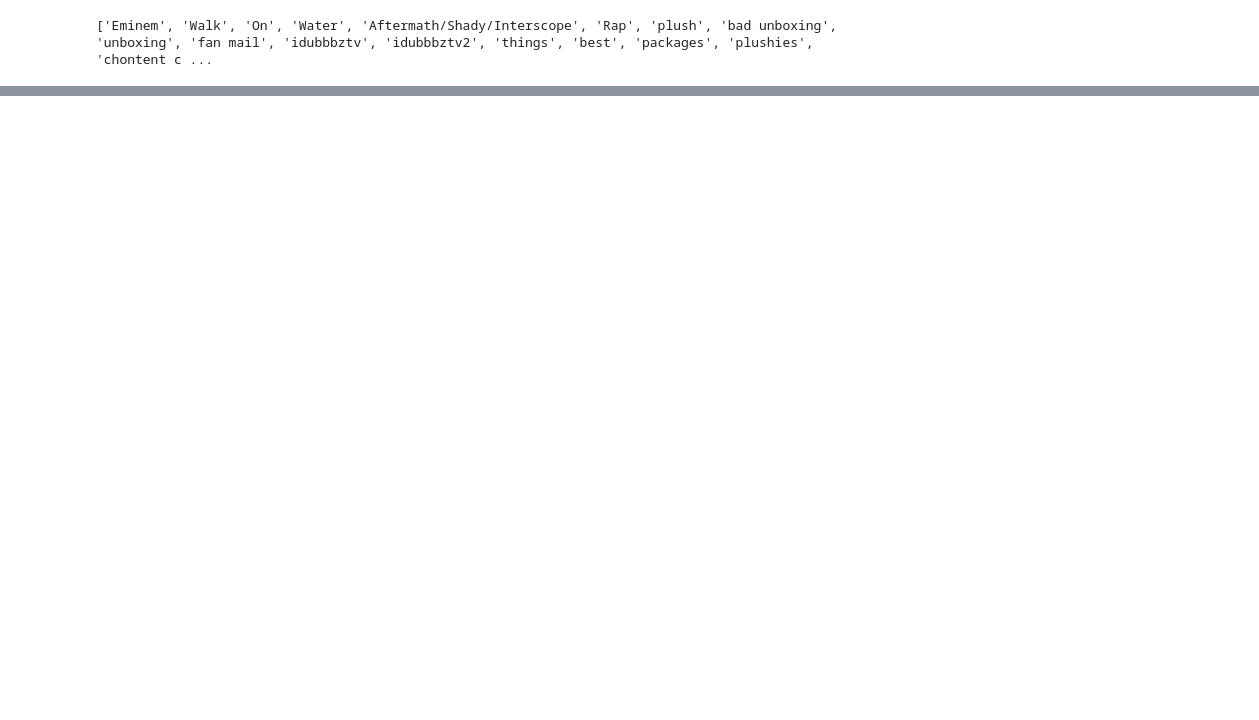
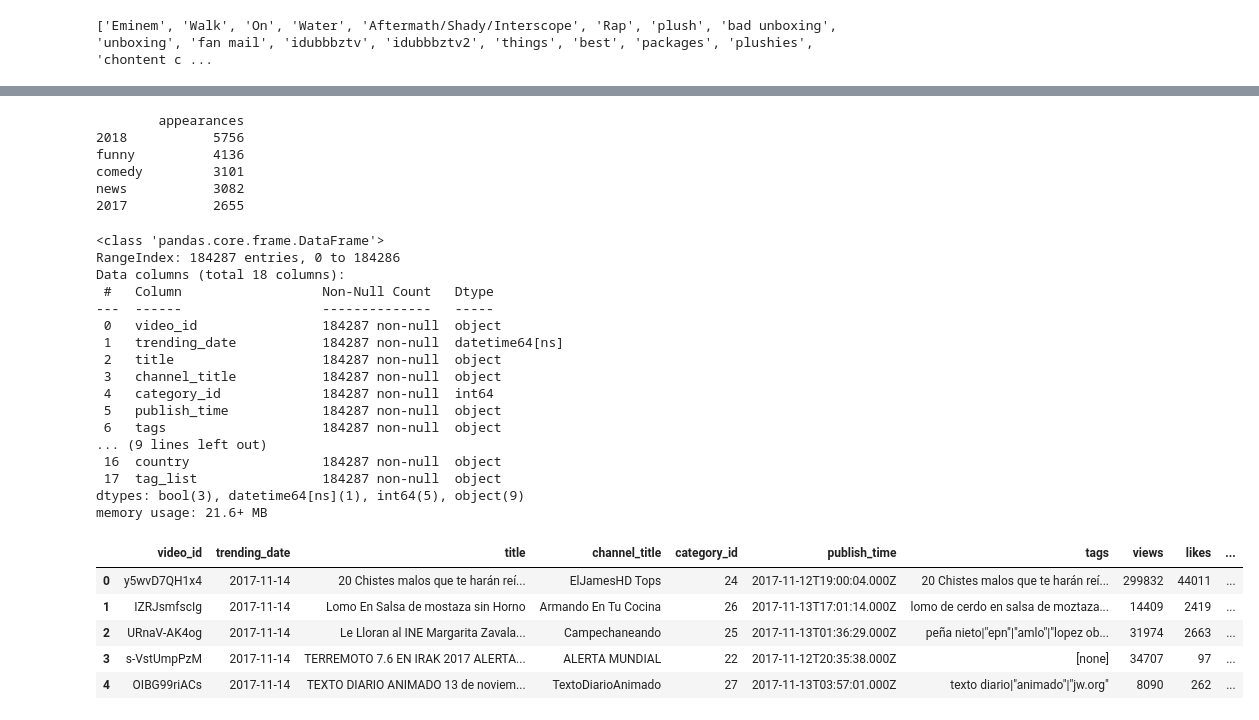
Before and after one commit to MarcoAsturi/CS_project, a Jupyter notebook: analysis.ipynb, the cells around one changed output, grey strips where cells are left out. Drawn from its saved outputs; the diff is of its cells as text; code cells hidden in the pictures; blank space fills up the shorter version.

```diff
--- a/analysis.ipynb
+++ b/analysis.ipynb
@@ -563,0 +577,11 @@ Counter({'[none]': 23971,
+# %%
+
+df_tags_apperances = df_tags_apperances.sort_values(by='appearances', ascending=False)
+print(df_tags_apperances[1:6])
+# %% [output]
+        appearances
+2018           5756
+funny          4136
+comedy         3101
+news           3082
+2017           2655
@@ -563,0 +590,27 @@ Counter({'[none]': 23971,
+# %%
+df_no_video_dup.info()
+df_no_video_dup.head()
+# %% [output]
+<class 'pandas.core.frame.DataFrame'>
+RangeIndex: 184287 entries, 0 to 184286
+Data columns (total 18 columns):
+ #   Column                  Non-Null Count   Dtype
+---  ------                  --------------   -----
+ 0   video_id                184287 non-null  object
+ 1   trending_date           184287 non-null  datetime64[ns]
+ 2   title                   184287 non-null  object
+ 3   channel_title           184287 non-null  object
+ 4   category_id             184287 non-null  int64
+ 5   publish_time            184287 non-null  object
+ 6   tags                    184287 non-null  object
+... (9 lines left out)
+ 16  country                 184287 non-null  object
+ 17  tag_list                184287 non-null  object
+dtypes: bool(3), datetime64[ns](1), int64(5), object(9)
+memory usage: 21.6+ MB
+|  | video_id | trending_date | title | channel_title | category_id | publish_time | tags | views | likes | ... |
+| 0 | y5wvD7QH1x4 | 2017-11-14 | 20 Chistes malos que te harán reí... | ElJamesHD Tops | 24 | 2017-11-12T19:00:04.000Z | 20 Chistes malos que te harán reí... | 299832 | 44011 | ... |
+| 1 | IZRJsmfscIg | 2017-11-14 | Lomo En Salsa de mostaza sin Horno | Armando En Tu Cocina | 26 | 2017-11-13T17:01:14.000Z | lomo de cerdo en salsa de moztaza... | 14409 | 2419 | ... |
+| 2 | URnaV-AK4og | 2017-11-14 | Le Lloran al INE Margarita Zavala... | Campechaneando | 25 | 2017-11-13T01:36:29.000Z | peña nieto|"epn"|"amlo"|"lopez ob... | 31974 | 2663 | ... |
+| 3 | s-VstUmpPzM | 2017-11-14 | TERREMOTO 7.6 EN IRAK 2017 ALERTA... | ALERTA MUNDIAL | 22 | 2017-11-12T20:35:38.000Z | [none] | 34707 | 97 | ... |
+| 4 | OIBG99riACs | 2017-11-14 | TEXTO DIARIO ANIMADO 13 de noviem... | TextoDiarioAnimado | 27 | 2017-11-13T03:57:01.000Z | texto diario|"animado"|"jw.org" | 8090 | 262 | ... |
```
Also changed, not shown: parts of 8 cells of this notebook.
